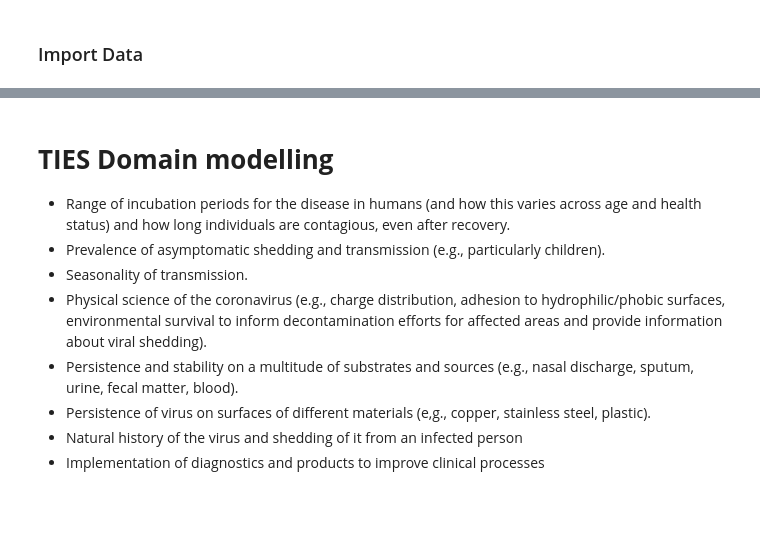
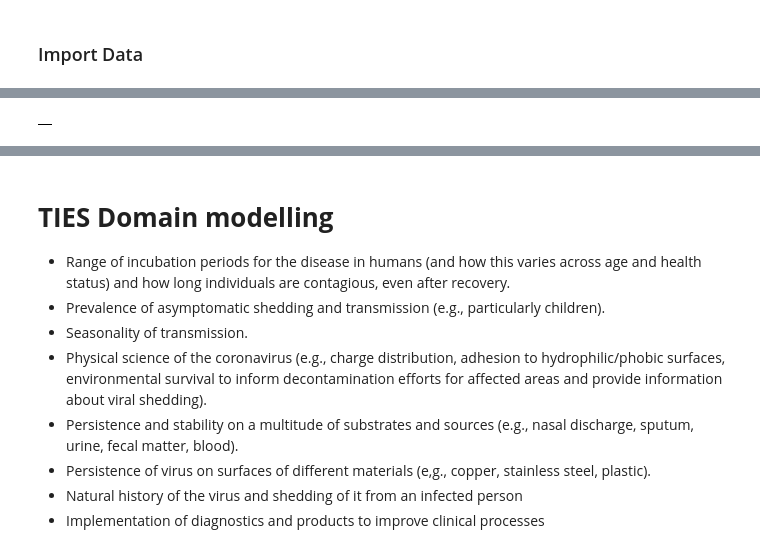
Before and after one commit to dmshlepakov/KG-TIES, a Jupyter notebook: Create_Knowledge_Graph.ipynb, the cells around one changed output, grey strips where cells are left out. Drawn from its saved outputs; the diff is of its cells as text; code cells hidden in the pictures; blank space fills up the shorter version.

```diff
--- a/Create_Knowledge_Graph.ipynb
+++ b/Create_Knowledge_Graph.ipynb
@@ -184,0 +132,9 @@ sentences
+# %%
+# Get altmetrics
+altmetricsdb = client.get_database('altmetrics')
+altcollection = altmetricsdb[cordversion]
+metadata = altcollection.find(corduid_list)
+alt_df = pd.DataFrame(metadata)
+alt_df
+# %% [output]
+|  |
```
Also changed, not shown: parts of 31 cells of this notebook.
